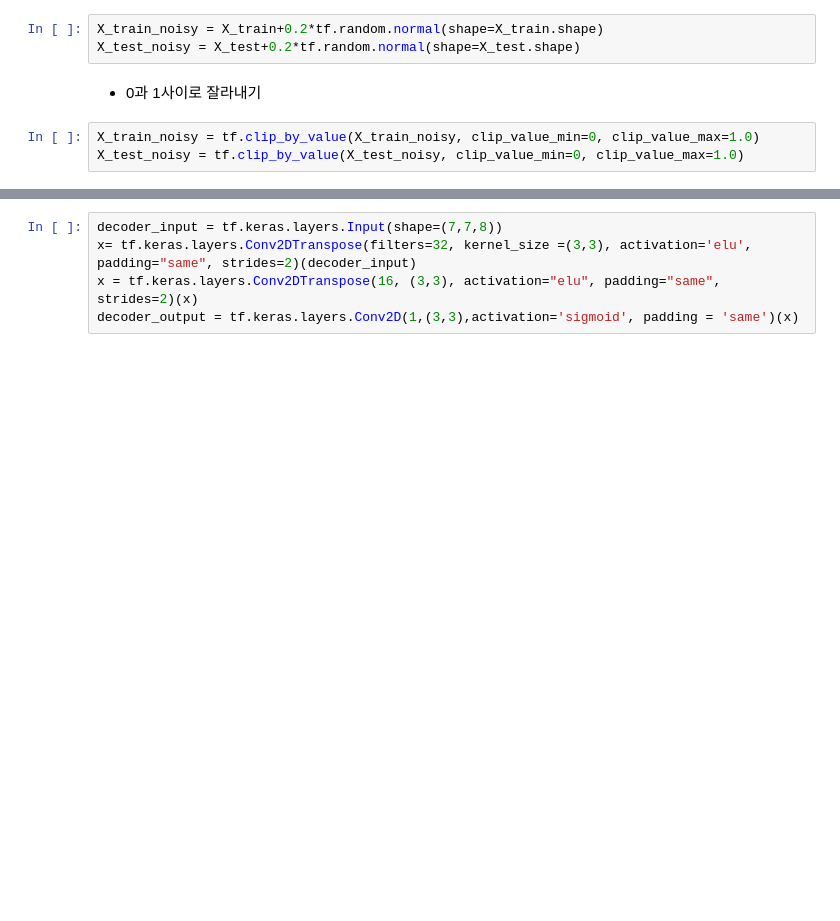
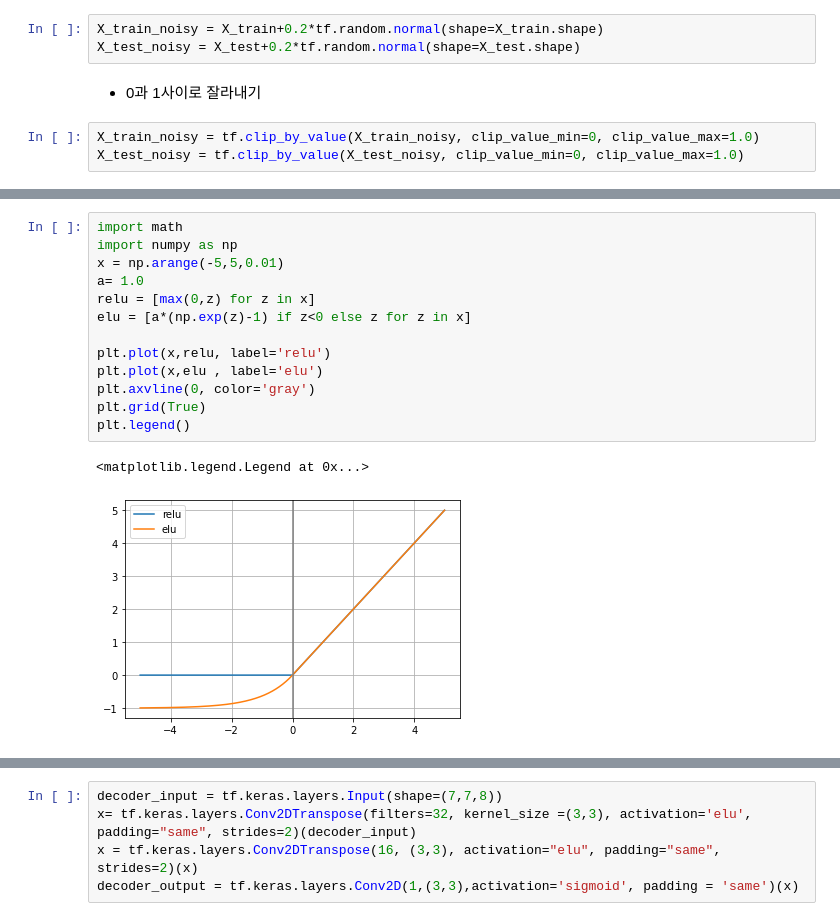
Before and after one commit to PingPingE/Deeplearning_with_Keras, a Jupyter notebook: day11.ipynb, the cells around one changed output, grey strips where cells are left out. Saved outputs shown, nothing was run; the diff lists cells and outputs as text; blank space fills up the shorter version.

```diff
--- a/day11.ipynb
+++ b/day11.ipynb
@@ -52,0 +53,16 @@ for i in range(10):
+# %%
+import math
+import numpy as np
+x = np.arange(-5,5,0.01)
+a= 1.0
+relu = [max(0,z) for z in x]
+elu = [a*(np.exp(z)-1) if z<0 else z for z in x]
+
+plt.plot(x,relu, label='relu')
+plt.plot(x,elu , label='elu')
+plt.axvline(0, color='gray')
+plt.grid(True)
+plt.legend()
+# %% [output]
+<matplotlib.legend.Legend at 0x...>
+[figure, added]
```
Also changed, not shown: parts of 38 cells of this notebook.
